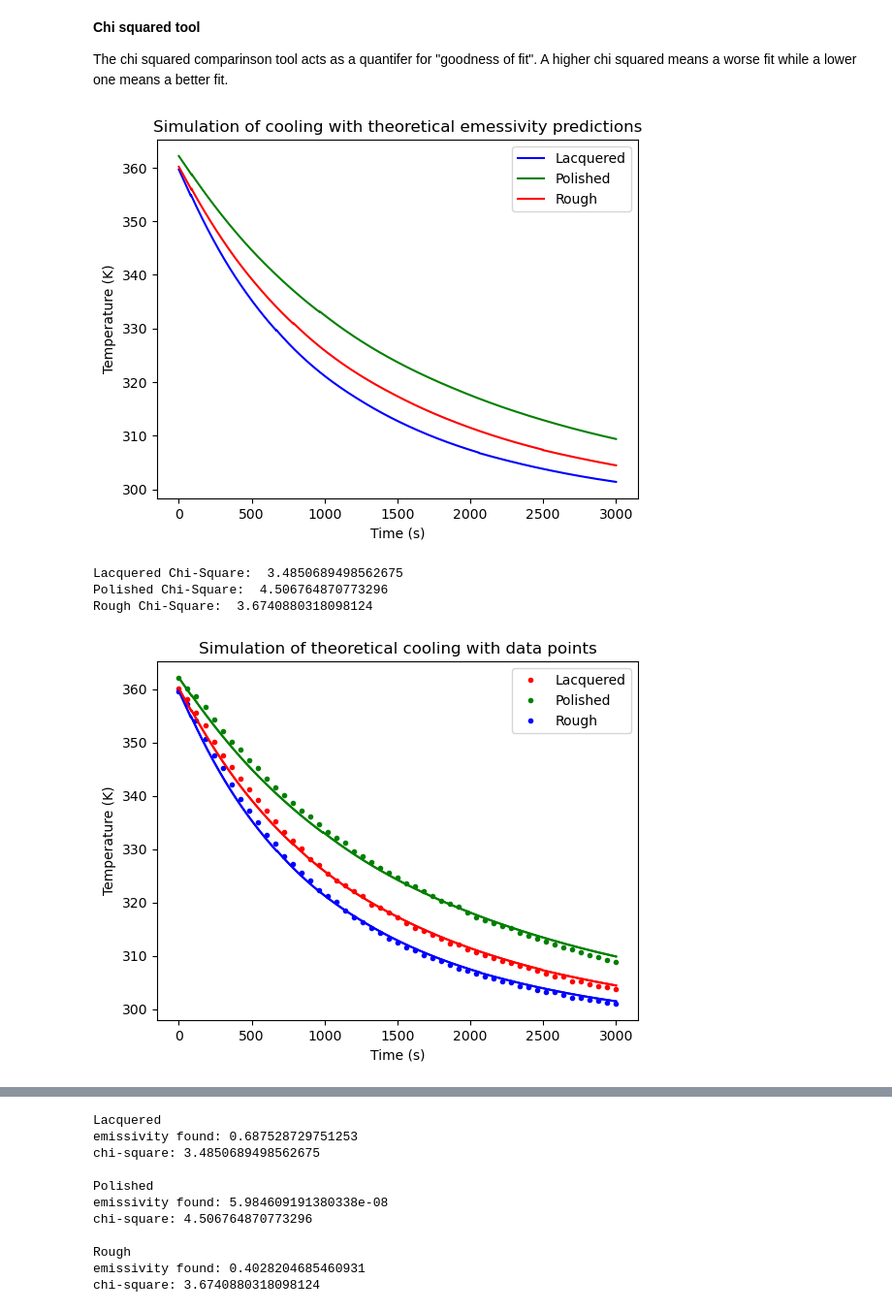
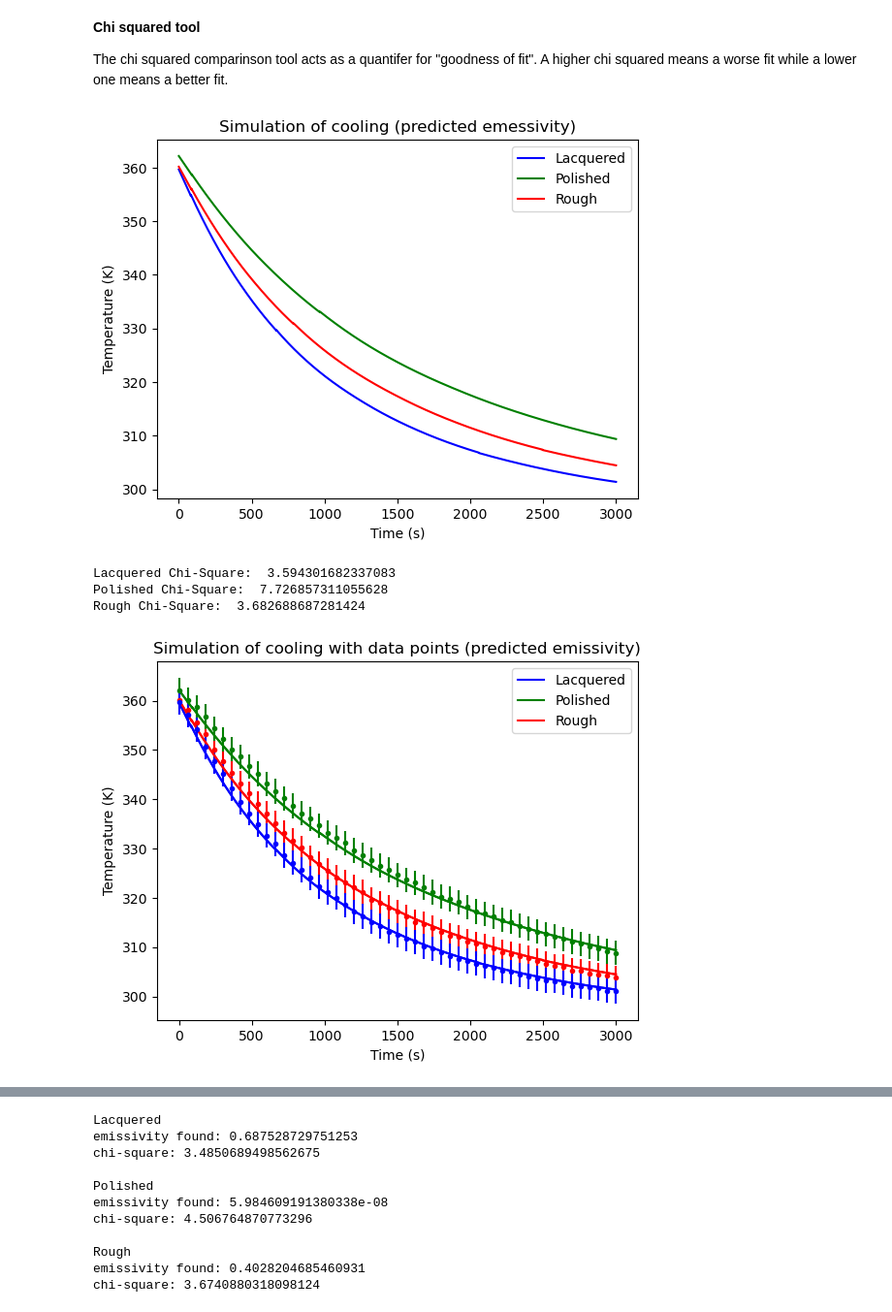
Before and after one commit to loganmachale/Modelling-Cooling-Mechanisms, a Jupyter notebook: Final Notes Logan.ipynb, the cells around one changed output, grey strips where cells are left out. Shown at 97% size. Drawn from its saved outputs; the diff is of its cells as text; code cells hidden in the pictures.

```diff
--- a/Final Notes Logan.ipynb
+++ b/Final Notes Logan.ipynb
@@ -133,7 +135,7 @@ for i in range(3):
     solT = sol['y'][0]
     solarr.append(solT)
 
-plt.title("Simulation of cooling with theoretical emessivity predictions")
+plt.title("Simulation of cooling (predicted emessivity)")
 plt.xlabel("Time (s)")
 plt.ylabel("Temperature (K)")
 plt.plot(t_arr, solarr[0], "b")
@@ -142,8 +144,11 @@ plt.plot(t_arr, solarr[2], "r")
 plt.legend(['Lacquered', 'Polished', 'Rough'])
 plt.show()
 # %% [output]
-[figure, old version]
+[figure, new version]
 # %%
+xerr = 1
+yerr = 2.5
+
 fname = 'experimentdata.csv'
 colours = ["r.", "g.", "b."]
 
@@ -151,8 +156,9 @@ data = np.loadtxt(fname, delimiter=',', comments='#',
                   usecols=(0, 4, 5, 6))
 
 x = data[:, 0]
-plt.plot(x, data[:, 1], colours[0], x, data[:, 2],
-         colours[1], x, data[:, 3], colours[2])
+plt.errorbar(x, data[:, 1], yerr, xerr, fmt = colours[0])
+plt.errorbar(x, data[:, 2], yerr, xerr, fmt = colours[1])
+plt.errorbar(x, data[:, 3], yerr, xerr, fmt = colours[2])
 
 plt.plot(t_arr, solarr[0], "b")
 plt.plot(t_arr, solarr[1], "g")
@@ -184,38 +190,38 @@ def model_function(i):
 
     solT = sol['y'][0]
     solarr.append(solT)
 
 
 fname = 'experimentdata.csv'
 
 data = np.loadtxt(fname, delimiter=',', comments='#',
                   usecols=(0, 4, 5, 6))
 
 for i in range(3):
     model_function(i)
 
 
 print("Lacquered Chi-Square: ",
       chi_square(data[:-1, 3], solarr[0][::steps_per_data]))
 print("Polished Chi-Square: ",
       chi_square(data[:-1, 2], solarr[1][::steps_per_data]))
 print("Rough Chi-Square: ",
       chi_square(data[:-1, 1], solarr[2][::steps_per_data]))
 
 
-plt.title("Simulation of theoretical cooling with data points")
+plt.title("Simulation of cooling with data points (predicted emissivity)")
 plt.xlabel("Time (s)")
 plt.ylabel("Temperature (K)")
 plt.plot(t_arr, solarr[0], "b")
 plt.plot(t_arr, solarr[1], "g")
 plt.plot(t_arr, solarr[2], "r")
 plt.legend(['Lacquered', 'Polished', 'Rough'])
 plt.show()
 # %% [output]
-Lacquered Chi-Square:  3.4850689498562675
-Polished Chi-Square:  4.506764870773296
-Rough Chi-Square:  3.6740880318098124
+Lacquered Chi-Square:  3.594301682337083
+Polished Chi-Square:  7.726857311055628
+Rough Chi-Square:  3.682688687281424
-[figure, old version]
+[figure, new version]
 # %% [markdown]
 # Feb 1 #
 
```
Also changed, not shown: parts of 6 cells of this notebook.
